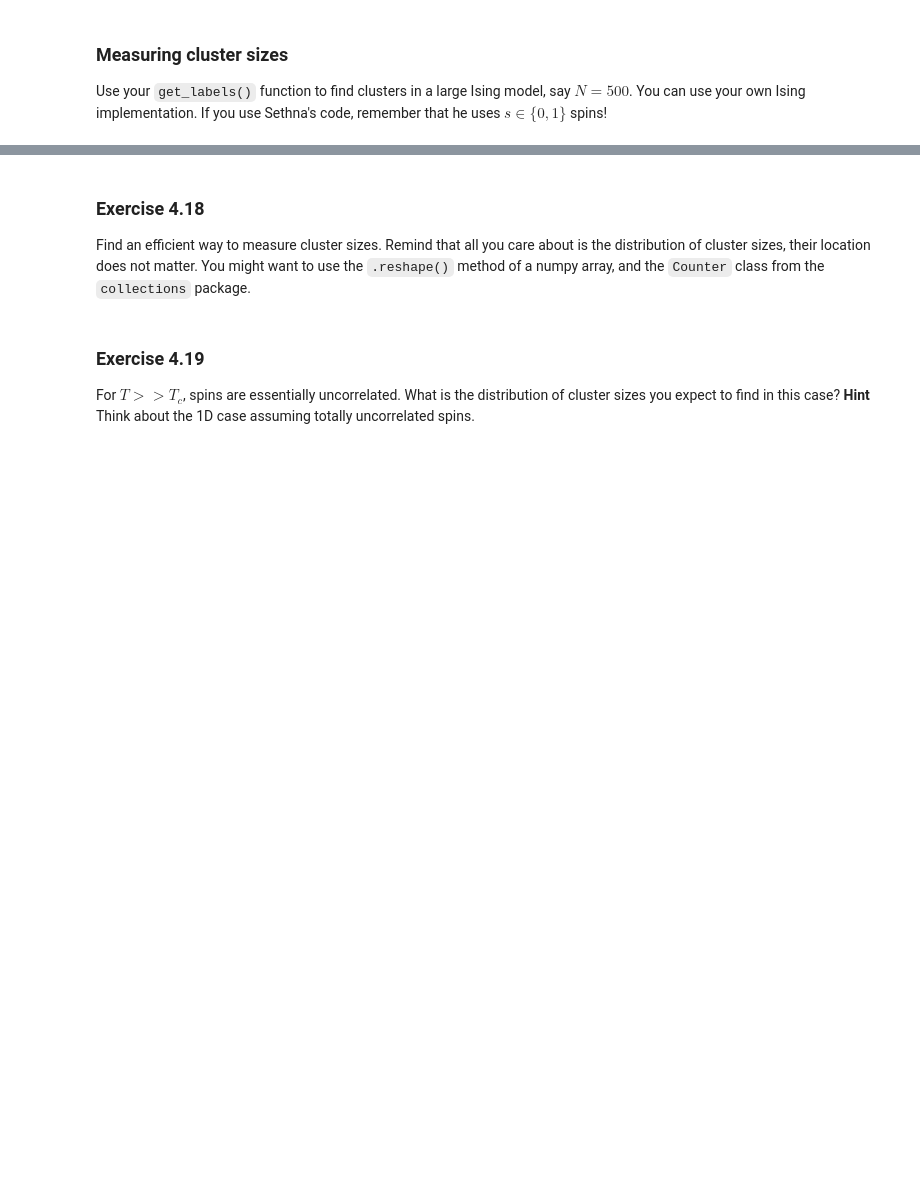
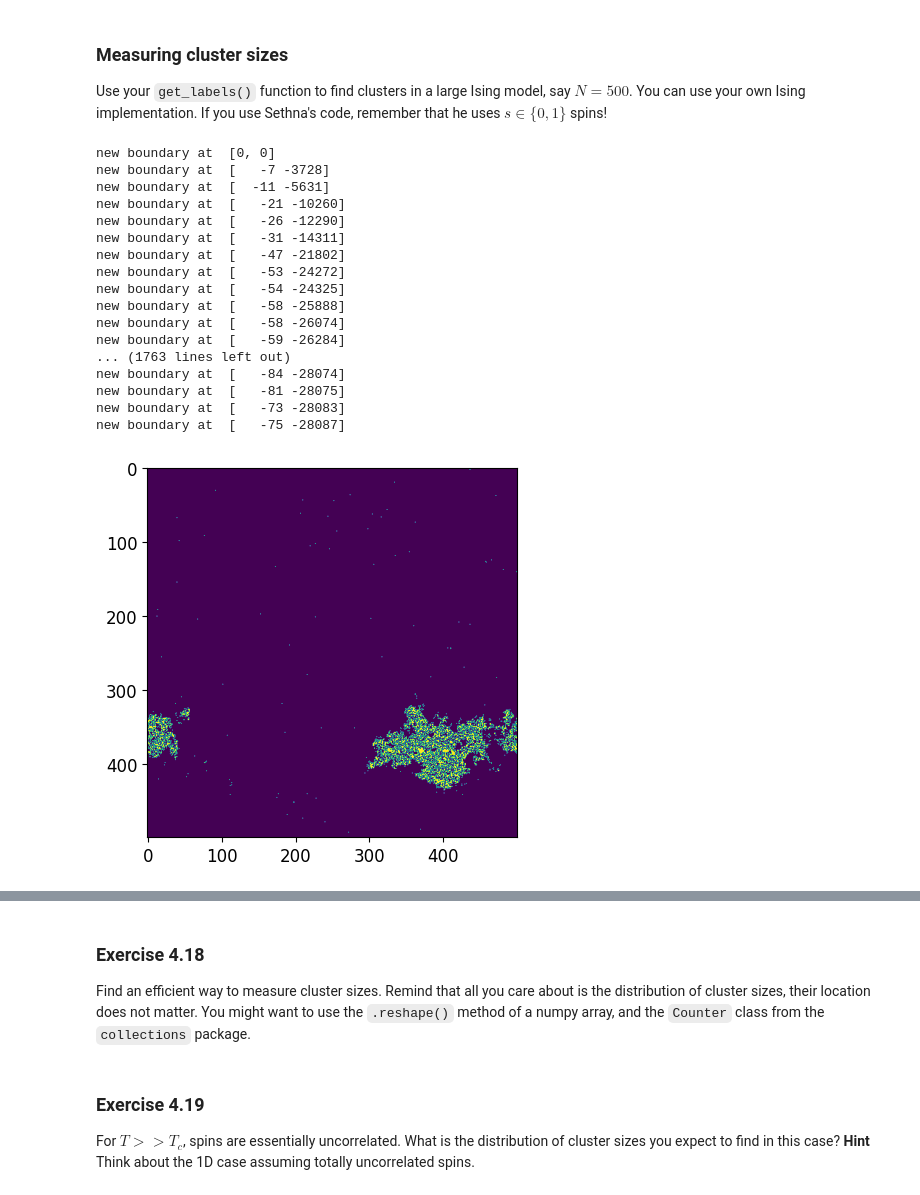
Before and after one commit to SwgAnno/stat-mech-python-course, a Jupyter notebook: notebooks/4-Ising-Model-Annoni.ipynb, the cells around one changed output, grey strips where cells are left out. Saved outputs shown, nothing was run; the diff lists cells and outputs as text; code cells hidden in the pictures; blank space fills up the shorter version.

Commit message:
Completing Clustering a sizes algos

```diff
--- a/notebooks/4-Ising-Model-Annoni.ipynb
+++ b/notebooks/4-Ising-Model-Annoni.ipynb
@@ -1073,3 +1050,33 @@ labels = get_labels(config)
+# %%
+size = 500
+temp = 1
+
+my_ising = IsingModel(N = size, T= temp)
+my_ising.SweepWolff(nTimes=8)
+
+plt.imshow(my_ising.lattice)
+
+config = (my_ising.lattice)*2 -1
+labels = get_labels(config)
+# %% [output]
+new boundary at  [0, 0]
+new boundary at  [   -7 -3728]
+new boundary at  [  -11 -5631]
+new boundary at  [   -21 -10260]
+new boundary at  [   -26 -12290]
+new boundary at  [   -31 -14311]
+new boundary at  [   -47 -21802]
+new boundary at  [   -53 -24272]
+new boundary at  [   -54 -24325]
+new boundary at  [   -58 -25888]
+new boundary at  [   -58 -26074]
+new boundary at  [   -59 -26284]
+... (1763 lines left out)
+new boundary at  [   -84 -28074]
+new boundary at  [   -81 -28075]
+new boundary at  [   -73 -28083]
+new boundary at  [   -75 -28087]
+[figure, added]
 # %%
 plt.figure(figsize=(10, 8))
 plt.imshow(labels)
```
Also changed, not shown: parts of 16 cells of this notebook.
